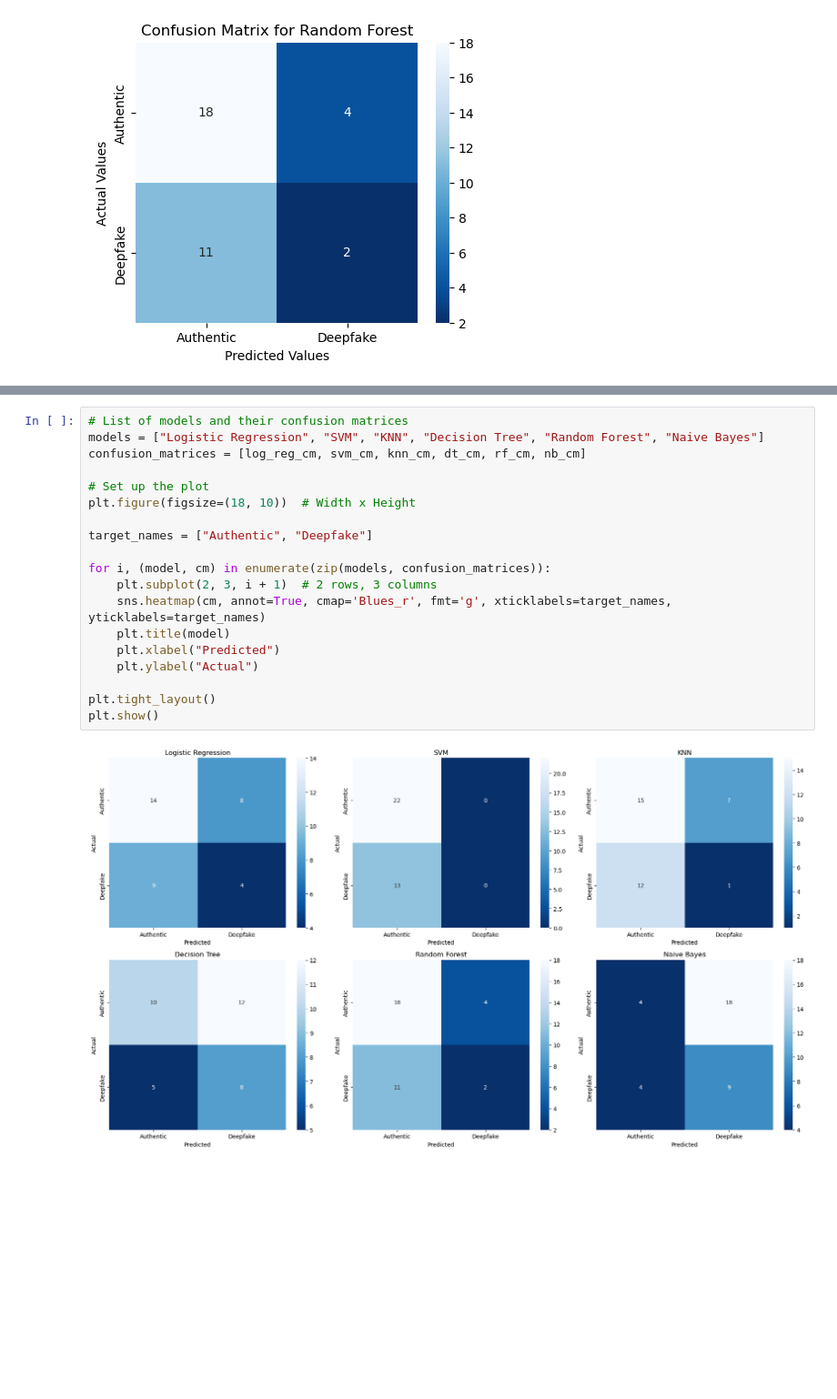
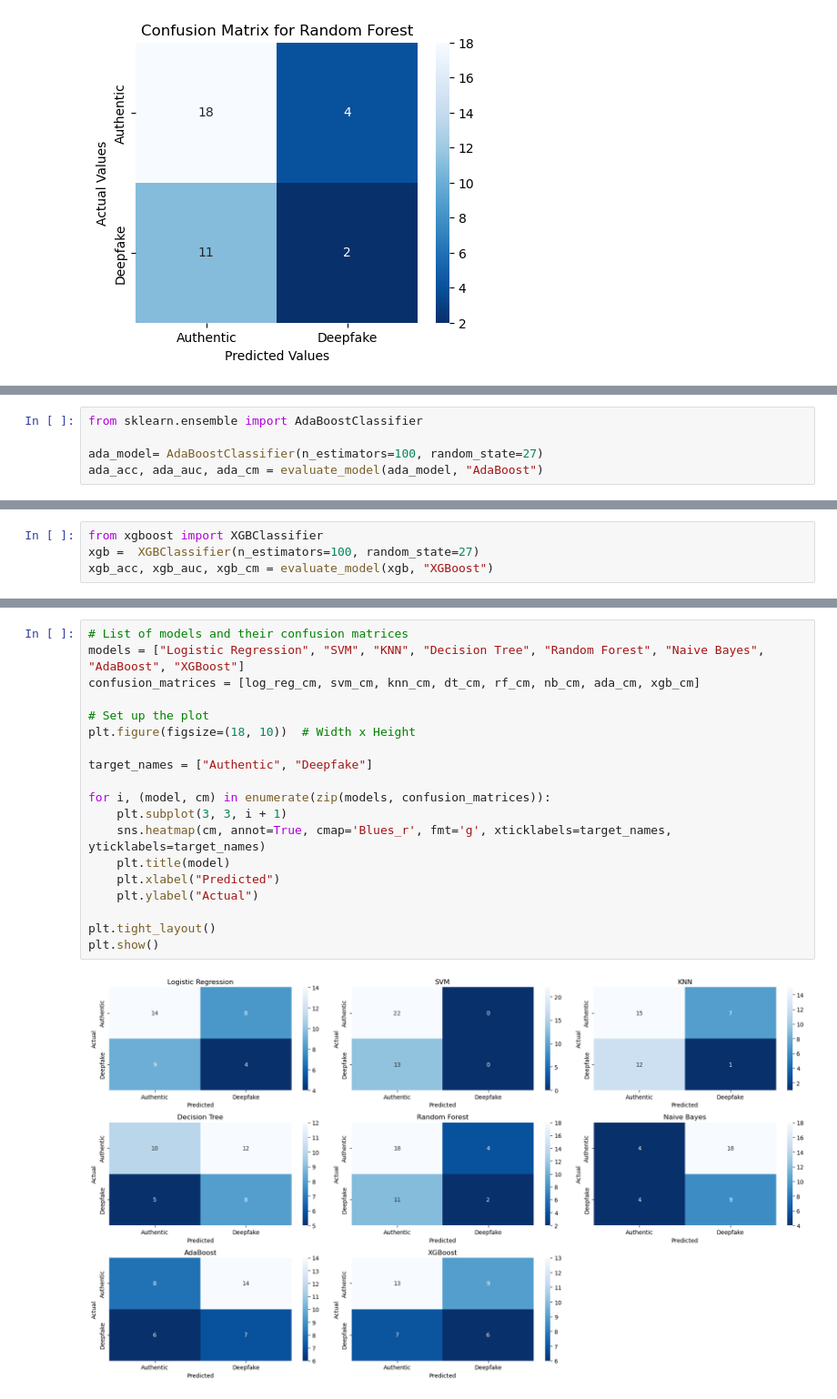
Before and after one commit to Danwidj/deepfake-detection, a Jupyter notebook: data_mining/traditional_method/scripts/classification.ipynb, the cells around one changed output, grey strips where cells are left out. Shown at 91% size. Cells and saved outputs as stored; diff of their text form; blank space fills up the shorter version.

Commit message:
Update classification.ipynb
Added adaboost and xgboost

```diff
--- a/data_mining/traditional_method/scripts/classification.ipynb
+++ b/data_mining/traditional_method/scripts/classification.ipynb
@@ -199,0 +202,5 @@ weighted avg       0.51      0.57      0.52        35
+# %%
+from sklearn.ensemble import AdaBoostClassifier
+
+ada_model= AdaBoostClassifier(n_estimators=100, random_state=27)
+ada_acc, ada_auc, ada_cm = evaluate_model(ada_model, "AdaBoost")
@@ -199,0 +243,4 @@ weighted avg       0.51      0.57      0.52        35
+# %%
+from xgboost import XGBClassifier
+xgb =  XGBClassifier(n_estimators=100, random_state=27)
+xgb_acc, xgb_auc, xgb_cm = evaluate_model(xgb, "XGBoost")
@@ -228,21 +291,21 @@ Summary of Results:
 # %%
 # List of models and their confusion matrices
-models = ["Logistic Regression", "SVM", "KNN", "Decision Tree", "Random Forest", "Naive Bayes"]
-confusion_matrices = [log_reg_cm, svm_cm, knn_cm, dt_cm, rf_cm, nb_cm]
+models = ["Logistic Regression", "SVM", "KNN", "Decision Tree", "Random Forest", "Naive Bayes", "AdaBoost", "XGBoost"]
+confusion_matrices = [log_reg_cm, svm_cm, knn_cm, dt_cm, rf_cm, nb_cm, ada_cm, xgb_cm]
 
 # Set up the plot
 plt.figure(figsize=(18, 10))  # Width x Height
 
 target_names = ["Authentic", "Deepfake"]
 
 for i, (model, cm) in enumerate(zip(models, confusion_matrices)):
-    plt.subplot(2, 3, i + 1)  # 2 rows, 3 columns
+    plt.subplot(3, 3, i + 1)
     sns.heatmap(cm, annot=True, cmap='Blues_r', fmt='g', xticklabels=target_names, yticklabels=target_names)
     plt.title(model)
     plt.xlabel("Predicted")
     plt.ylabel("Actual")
 
 plt.tight_layout()
 plt.show()
 # %% [output]
-[figure, old version]
+[figure, new version]
```
Also changed, not shown: parts of 8 cells of this notebook.
